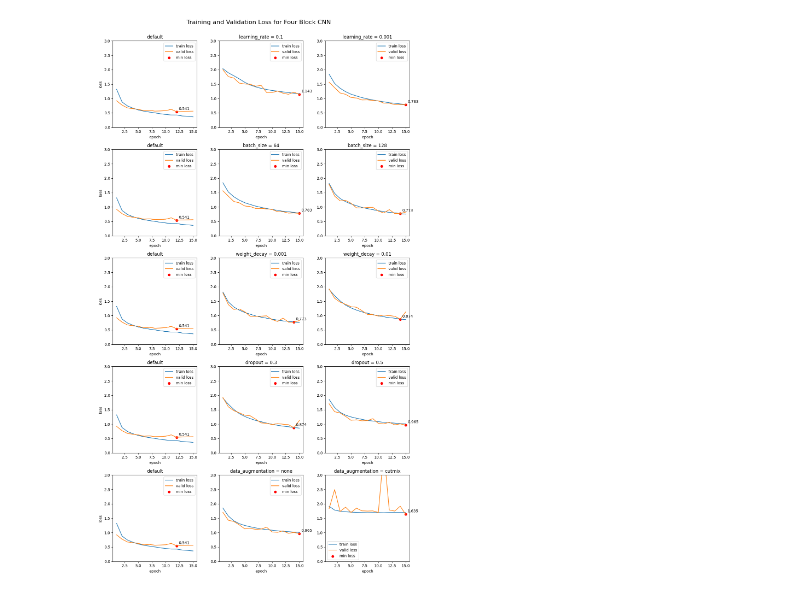
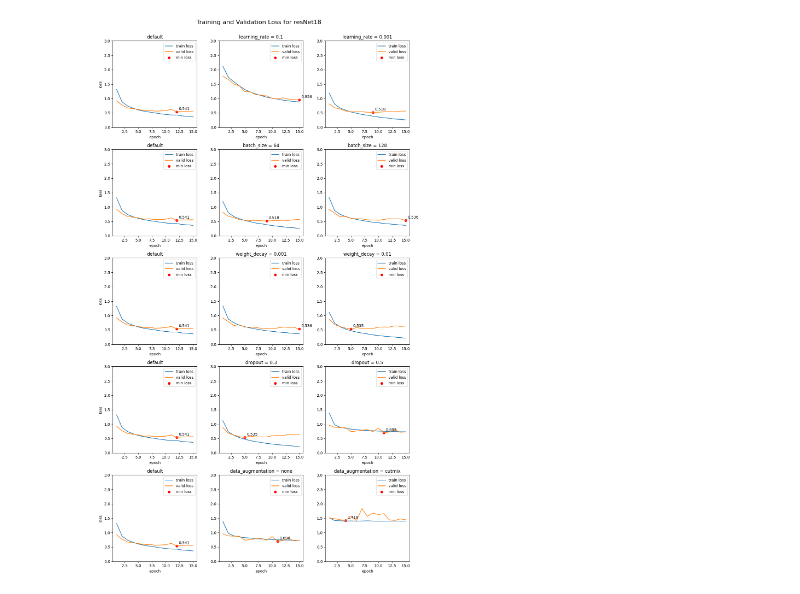
Before and after one commit to olaidczak/dl-project-1, a Jupyter notebook: plots.ipynb, the cells around one changed output. Drawn from its saved outputs; the diff is of its cells as text; code cells hidden in the pictures.

```diff
--- a/plots.ipynb
+++ b/plots.ipynb
@@ -20,7 +20,6 @@ ts_default_densenet = 1774088363
 # zmienic nazwe modelu, na ktora chcemy plotowac: resnet18, ghostnetv3, densenet121, four_block
 exp = exp[(exp["model"] == "resnet18") & (pd.isna(exp["scheduler"]))]
 cur = cur[cur["epoch"] <= 15]
-ts_default_densenet = 1774088363
 hyperparams = {
     "learning_rate": [0.1, 0.001],
     "batch_size": [64, 128],
@@ -75,32 +74,32 @@ for key, value in hyperparams.items():
     axs[i, 1].legend()
     axs[i, 1].set_title(f"{key} = {value[0]}")
     axs[i, 1].set_ylim(0, 3)
     axs[i, 1].set_xlabel("epoch")
 
     cur_ts2 = cur[cur["timestamp"] == ts[i + 1]]
     axs[i, 2].plot(cur_ts2["epoch"], cur_ts2["train_loss"], label="train loss")
     axs[i, 2].plot(cur_ts2["epoch"], cur_ts2["val_loss"], label="valid loss")
     min_row2 = cur_ts2.loc[cur_ts2["val_loss"].idxmin()]
     axs[i, 2].scatter(
         min_row2["epoch"], min_row2["val_loss"], color="red", label="min loss"
     )
     axs[i, 2].annotate(
         f'{min_row2["val_loss"]:.3f}',
         (min_row2["epoch"], min_row2["val_loss"]),
         textcoords="offset points",
         xytext=(5, 5),
     )
     axs[i, 2].legend()
     axs[i, 2].set_title(f"{key} = {value[1]}")
     axs[i, 2].set_ylim(0, 3)
     axs[i, 2].set_xlabel("epoch")
 
     i += 1
 
 plt.tight_layout()
 
 # zmienic nazwe
-fig.suptitle("Training and Validation Loss for Four Block CNN", fontsize=16, y=1.02)
+fig.suptitle("Training and Validation Loss for resNet18", fontsize=16, y=1.02)
 plt.show()
 # %% [output]
-[figure, old version]
+[figure, new version]
```
Also changed, not shown: 1 other file.
